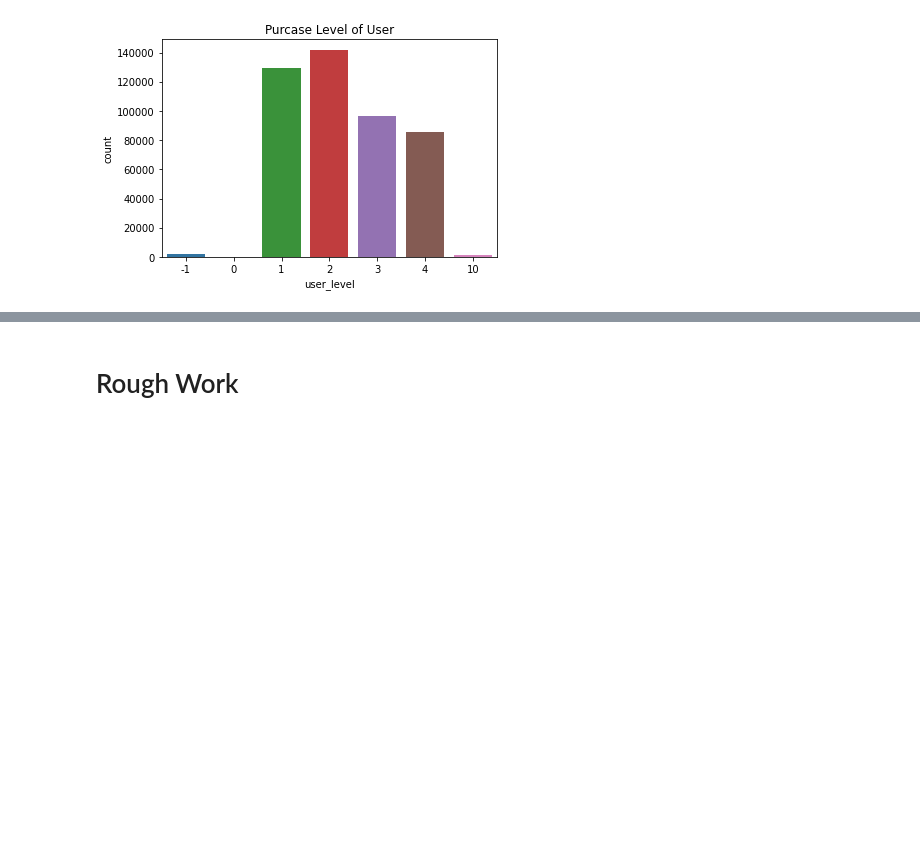
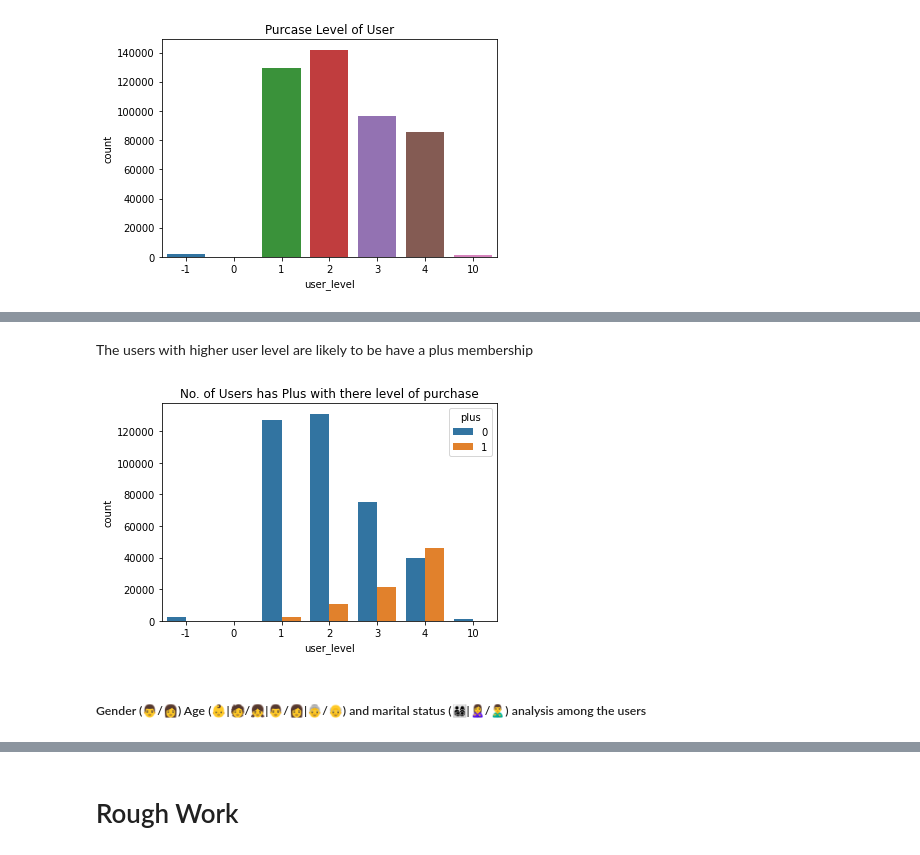
Before and after one commit to porallapradhyumna/Bussiness_Analysis-on-JD.com, a Jupyter notebook: Data_Analysis.ipynb, the cells around one changed output, grey strips where cells are left out. Drawn from its saved outputs; the diff is of its cells as text; code cells hidden in the pictures; blank space fills up the shorter version.

```diff
--- a/Data_Analysis.ipynb
+++ b/Data_Analysis.ipynb
@@ -422,0 +439,10 @@ plt.show()
+# %% [markdown]
+The users with higher user level are likely to be have a plus membership
+# %%
+sns.countplot(x='user_level',hue='plus',data=df_user)
+plt.title("No. of Users has Plus with there level of purchase")
+plt.show()
+# %% [output]
+[figure, added]
+# %% [markdown]
+##### Gender (👨/👩) Age (👶|🧑/👧|👨/👩|👵/👴) and marital status (👨‍👩‍👧‍👦|🙎‍♀️/🙎‍♂️) analysis among the users
```
Also changed, not shown: parts of 8 cells of this notebook.
